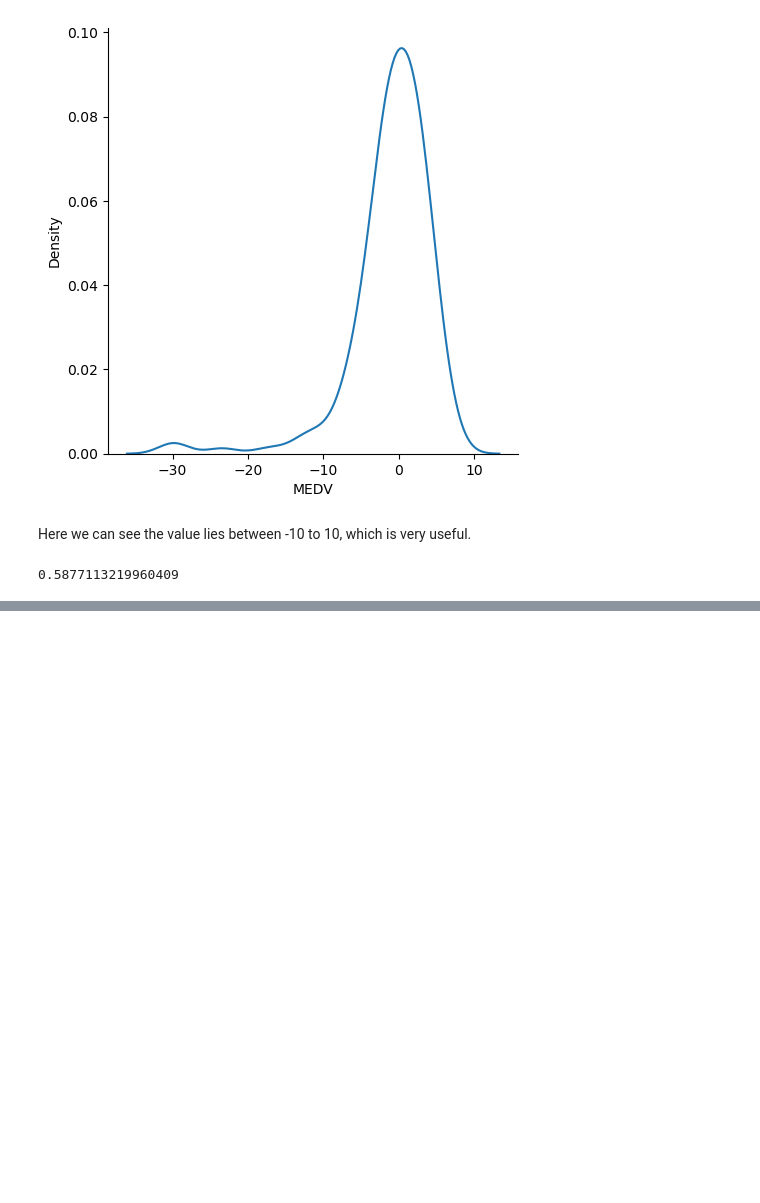
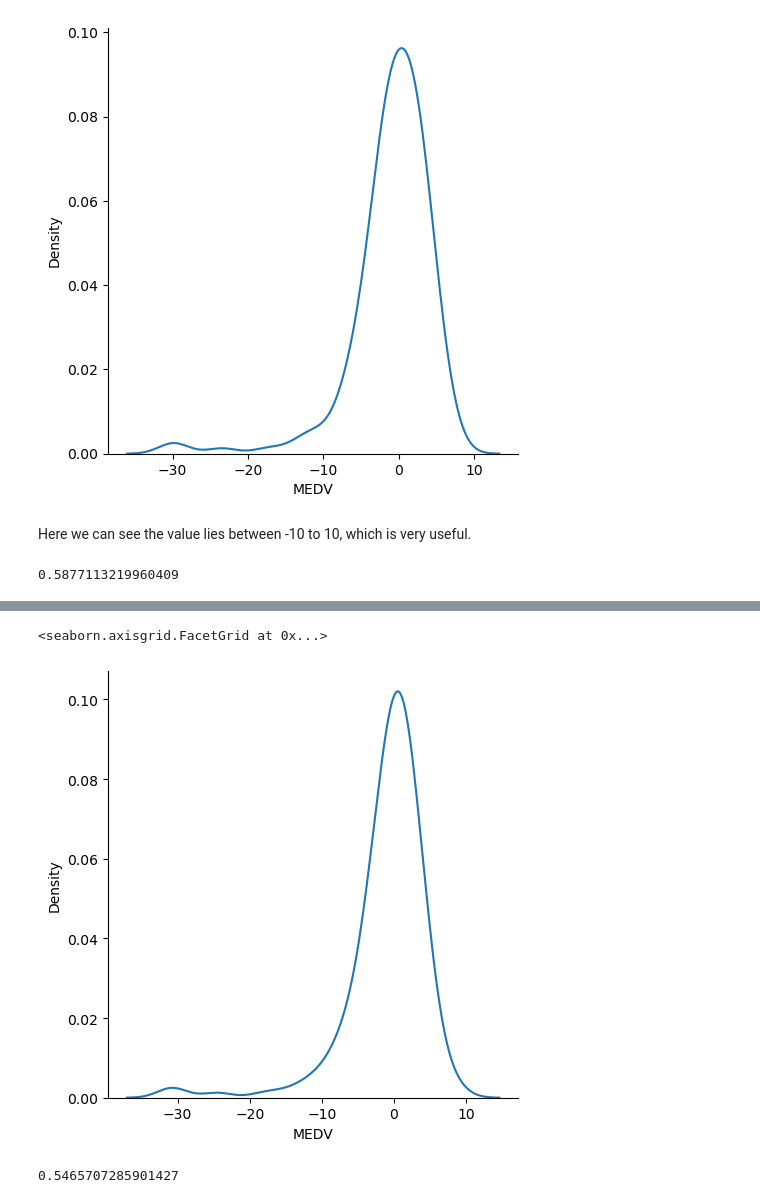
Before and after one commit to Supriyochow/ML-Implementation, a Jupyter notebook: Linear Regression Implementation.ipynb, the cells around one changed output, grey strips where cells are left out. Drawn from its saved outputs; the diff is of its cells as text; code cells hidden in the pictures; blank space fills up the shorter version.

```diff
--- a/Linear Regression Implementation.ipynb
+++ b/Linear Regression Implementation.ipynb
@@ -189,0 +258,2 @@ score
+# %%
+parameters = {'alpha' : [0.1,0.5,1,2,3,4,5,10,15,20,25,30,35,40,45,50]}
@@ -189,0 +275,3 @@ score
+# %%
+lasso_pred = lasso_cv.predict(X_test)
+lasso_pred
@@ -189,0 +296,12 @@ score
+# %%
+import seaborn as sns
+
+sns.displot(lasso_pred-y_test,kind='kde')
+# %% [output]
+<seaborn.axisgrid.FacetGrid at 0x...>
+[figure, added]
+# %%
+score = r2_score(lasso_pred,y_test)
+score
+# %% [output]
+0.5465707285901427
```
Also changed, not shown: parts of 16 cells of this notebook.
